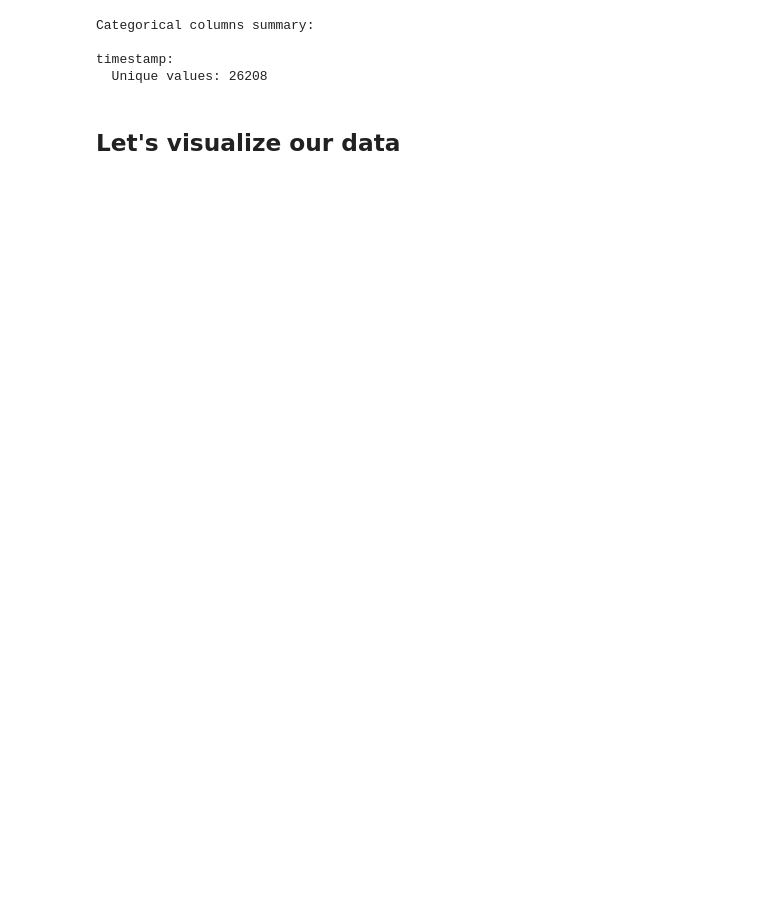
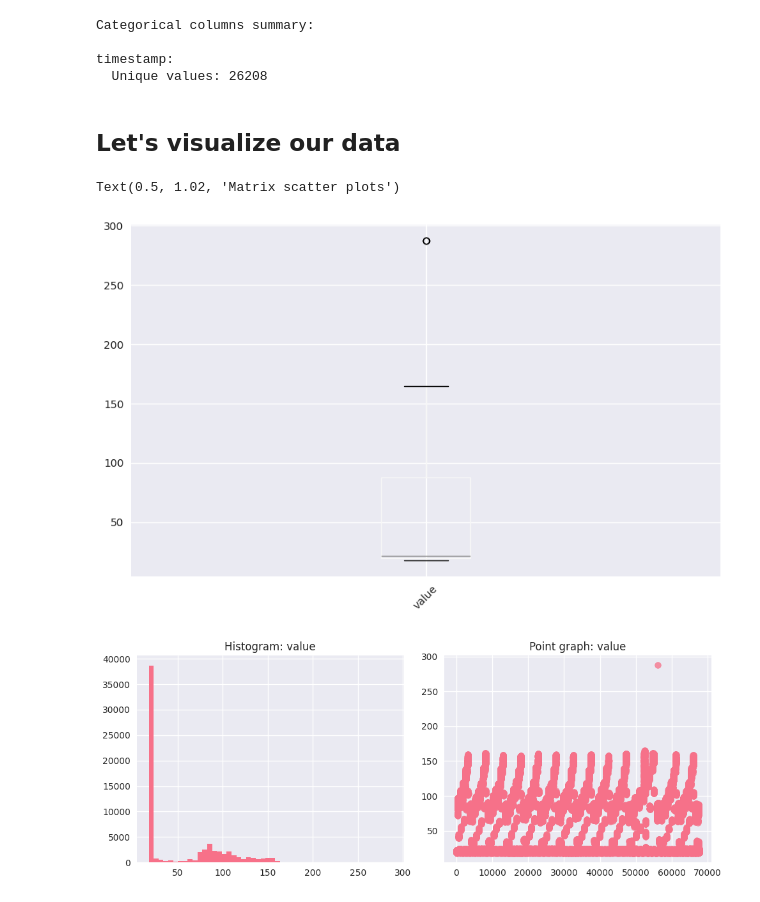
Before and after one commit to BenkeEdward/seasonal_time_series_for_anomaly_detection, a Jupyter notebook: notebooks/01_eda.ipynb, the cells around one changed output. Drawn from its saved outputs; the diff is of its cells as text; code cells hidden in the pictures; blank space fills up the shorter version.

```diff
--- a/notebooks/01_eda.ipynb
+++ b/notebooks/01_eda.ipynb
@@ -136,3 +135,30 @@ timestamp:
   Unique values: 26208
 # %% [markdown]
 ## Let's visualize our data
+# %%
+plt.figure(figsize=(10,6))
+df.boxplot()
+plt.xticks(rotation=45)
+plt.show()
+numeric_cols = df.select_dtypes(include=[np.number]).columns
+for col in numeric_cols:
+    plt.figure(figsize=(10, 4))
+    plt.subplot(1, 2, 1)
+    df[col].hist(bins=50)
+    plt.title(f'Histogram: {col}')
+
+    plt.subplot(1, 2, 2)
+    plt.scatter(range(len(df)), df[col], alpha=0.5)
+    plt.title(f'Point graph: {col}')
+    plt.tight_layout()
+    plt.show()
+
+# 3. Scatter Matrix
+from pandas.plotting import scatter_matrix
+scatter_matrix(df[numeric_cols[:5]], figsize=(12, 8), alpha=0.5)
+plt.suptitle('Matrix scatter plots', y=1.02)
+plt.show()
+# %% [output]
+Text(0.5, 1.02, 'Matrix scatter plots')
+[figure, added]
+[figure, added]
```
Also changed, not shown: parts of 4 cells of this notebook, 2 other files.
